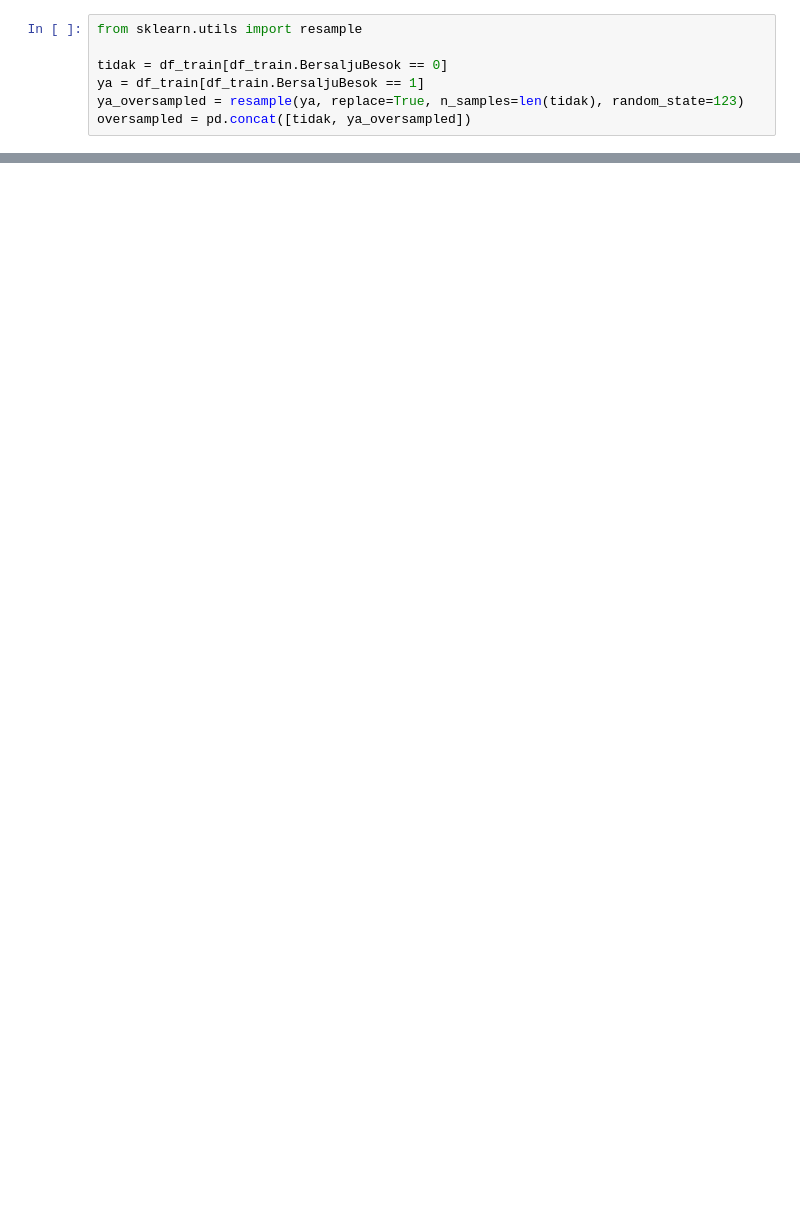
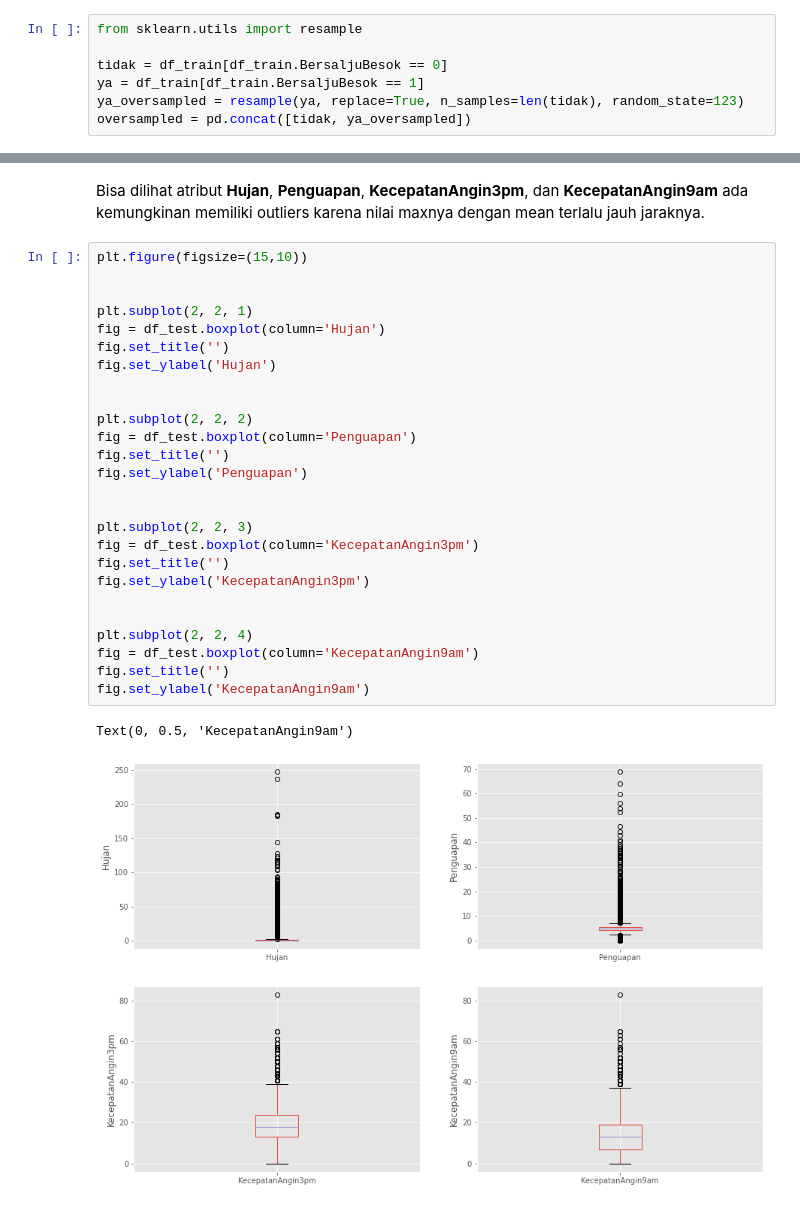
Before and after one commit to RezaAYahya/Classification, a Jupyter notebook: Classification_Salju.ipynb, the cells around one changed output, grey strips where cells are left out. Cells and saved outputs as stored; diff of their text form; blank space fills up the shorter version.

```diff
--- a/Classification_Salju.ipynb
+++ b/Classification_Salju.ipynb
@@ -451,0 +703,31 @@ df_test.drop(['Tanggal'], axis=1, inplace = True)
+# %% [markdown]
+Bisa dilihat atribut **Hujan**, **Penguapan**, **KecepatanAngin3pm**, dan **KecepatanAngin9am** ada kemungkinan memiliki outliers karena nilai maxnya dengan mean terlalu jauh jaraknya.
+# %%
+plt.figure(figsize=(15,10))
+
+
+plt.subplot(2, 2, 1)
+fig = df_test.boxplot(column='Hujan')
+fig.set_title('')
+fig.set_ylabel('Hujan')
+
+
+plt.subplot(2, 2, 2)
+fig = df_test.boxplot(column='Penguapan')
+fig.set_title('')
+fig.set_ylabel('Penguapan')
+
+
+plt.subplot(2, 2, 3)
+fig = df_test.boxplot(column='KecepatanAngin3pm')
+fig.set_title('')
+fig.set_ylabel('KecepatanAngin3pm')
+
+
+plt.subplot(2, 2, 4)
+fig = df_test.boxplot(column='KecepatanAngin9am')
+fig.set_title('')
+fig.set_ylabel('KecepatanAngin9am')
+# %% [output]
+Text(0, 0.5, 'KecepatanAngin9am')
+[figure, added]
```
Also changed, not shown: parts of 77 cells of this notebook.
